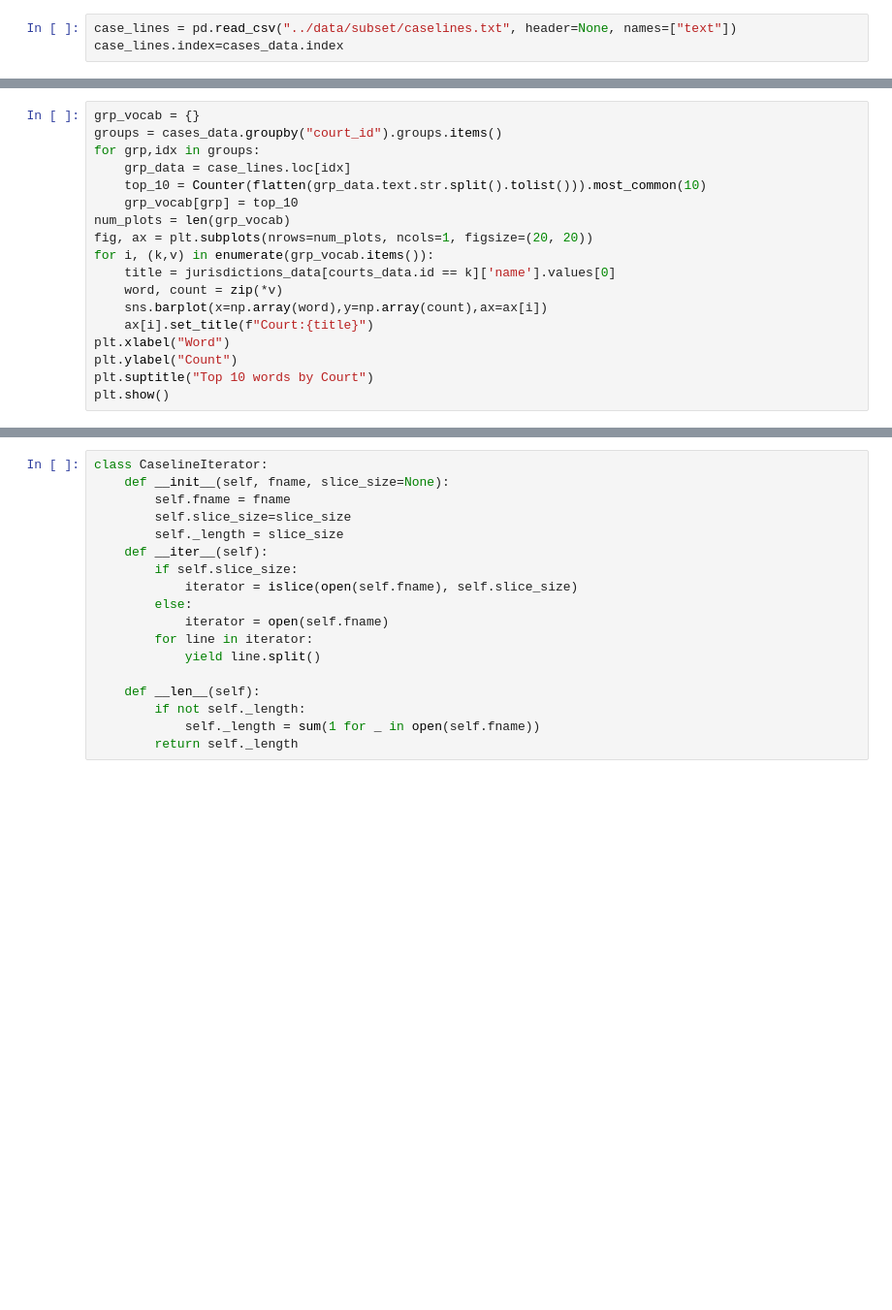
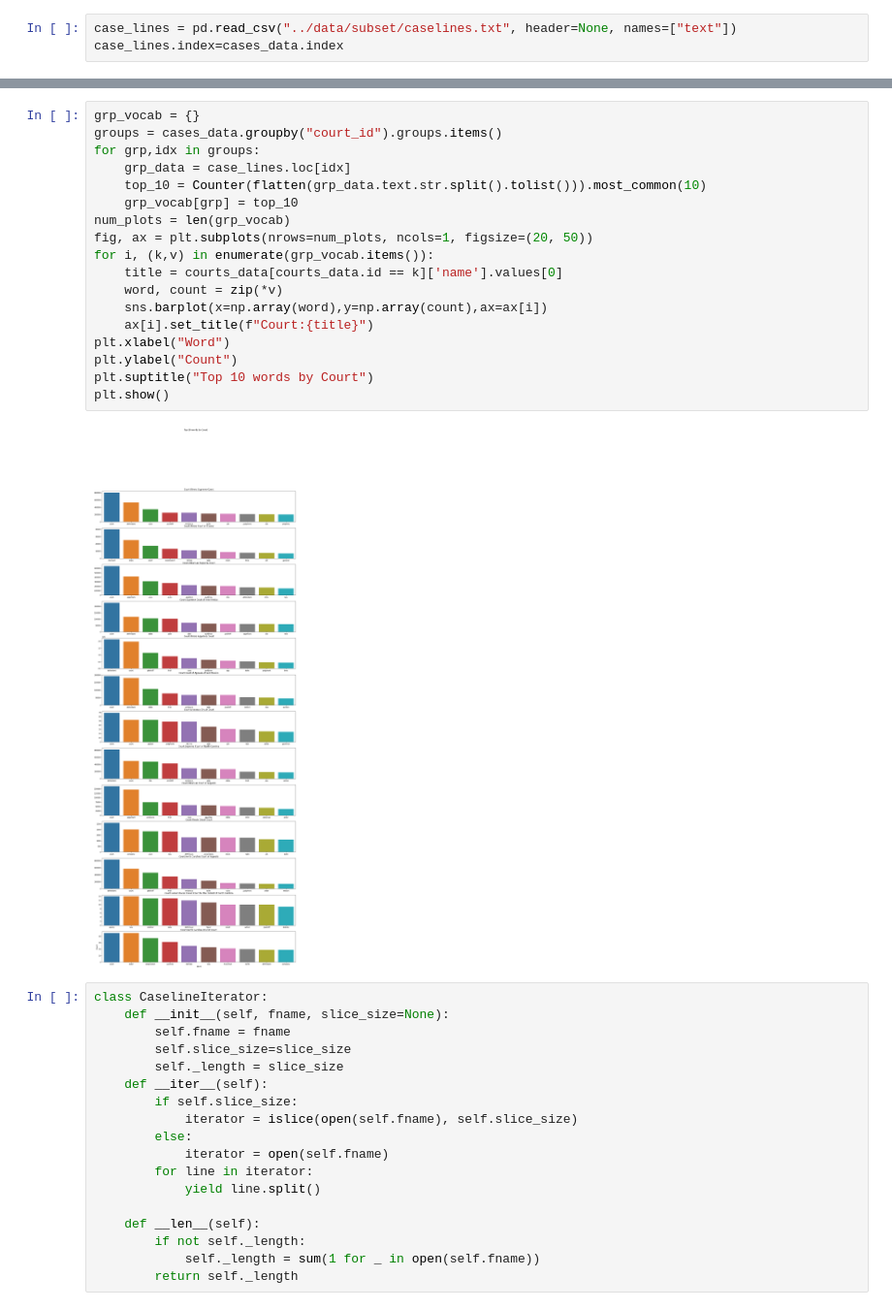
Before and after one commit to parambharat/cs109b-grp9-final-project, a Jupyter notebook: notebooks/data_wrangling.ipynb, the cells around one changed output, grey strips where cells are left out. Shown at 97% size. Cells and saved outputs as stored; diff of their text form; blank space fills up the shorter version.

```diff
--- a/notebooks/data_wrangling.ipynb
+++ b/notebooks/data_wrangling.ipynb
@@ -533,18 +586,0 @@ plt.show()
-# %%
-grp_vocab = {}
-groups = cases_data.groupby("court_id").groups.items()
-for grp,idx in groups:
-    grp_data = case_lines.loc[idx]
-    top_10 = Counter(flatten(grp_data.text.str.split().tolist())).most_common(10)
-    grp_vocab[grp] = top_10
-num_plots = len(grp_vocab)
-fig, ax = plt.subplots(nrows=num_plots, ncols=1, figsize=(20, 20))
-for i, (k,v) in enumerate(grp_vocab.items()):
-    title = jurisdictions_data[courts_data.id == k]['name'].values[0]
-    word, count = zip(*v)
-    sns.barplot(x=np.array(word),y=np.array(count),ax=ax[i])
-    ax[i].set_title(f"Court:{title}")
-plt.xlabel("Word")
-plt.ylabel("Count")
-plt.suptitle("Top 10 words by Court")
-plt.show()
@@ -554,3 +611,23 @@ IndexError: index 0 is out of bounds for axis 0 with size 0
+# %%
+grp_vocab = {}
+groups = cases_data.groupby("court_id").groups.items()
+for grp,idx in groups:
+    grp_data = case_lines.loc[idx]
+    top_10 = Counter(flatten(grp_data.text.str.split().tolist())).most_common(10)
+    grp_vocab[grp] = top_10
+num_plots = len(grp_vocab)
+fig, ax = plt.subplots(nrows=num_plots, ncols=1, figsize=(20, 50))
+for i, (k,v) in enumerate(grp_vocab.items()):
+    title = courts_data[courts_data.id == k]['name'].values[0]
+    word, count = zip(*v)
+    sns.barplot(x=np.array(word),y=np.array(count),ax=ax[i])
+    ax[i].set_title(f"Court:{title}")
+plt.xlabel("Word")
+plt.ylabel("Count")
+plt.suptitle("Top 10 words by Court")
+plt.show()
+# %% [output]
+[figure, added]
 # %%
 class CaselineIterator:
     def __init__(self, fname, slice_size=None):
```
Also changed, not shown: parts of 55 cells of this notebook.
